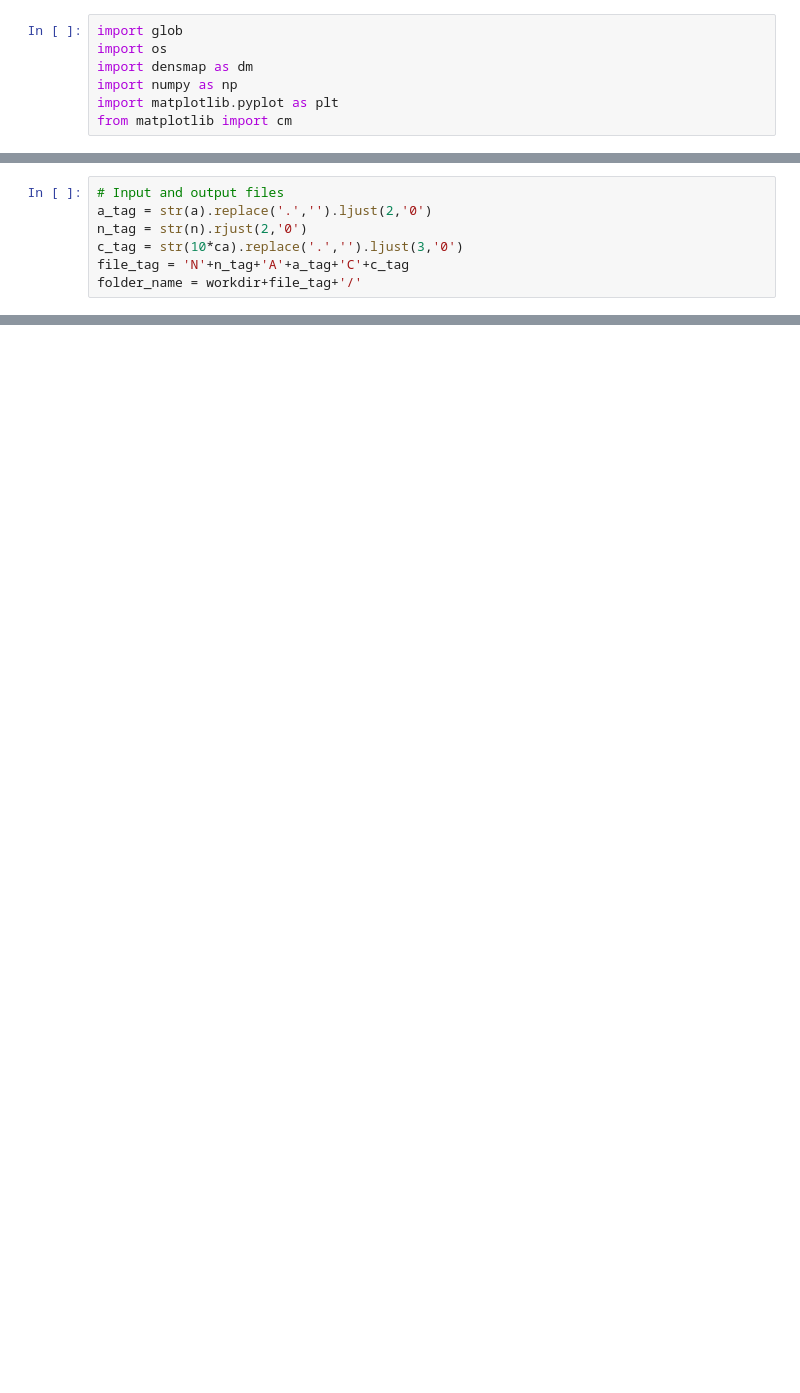
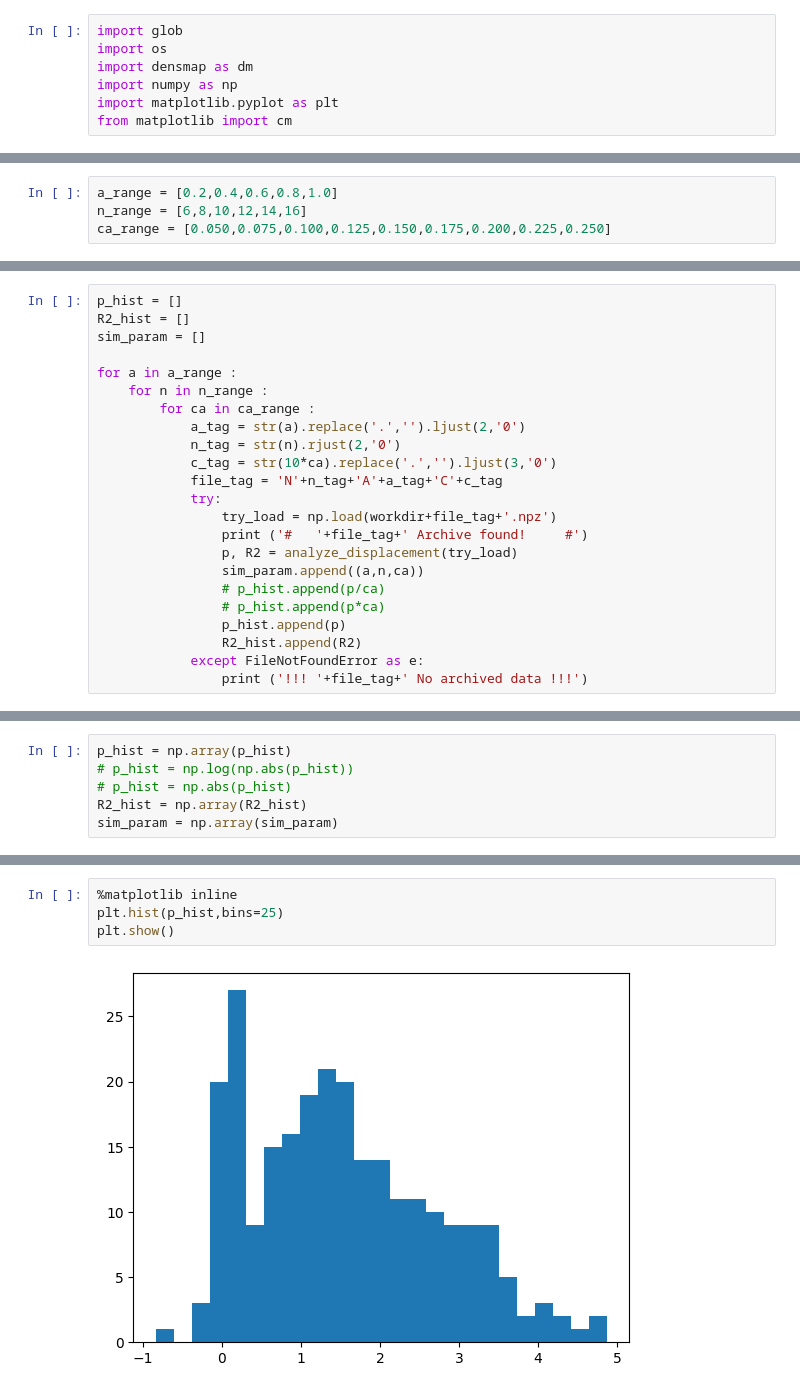
Before and after one commit to MicPellegrino/densmap, a Jupyter notebook: analyze-rough-meniscus.ipynb, the cells around one changed output, grey strips where cells are left out. Saved outputs shown, nothing was run; the diff lists cells and outputs as text; blank space fills up the shorter version.

```diff
--- a/analyze-rough-meniscus.ipynb
+++ b/analyze-rough-meniscus.ipynb
@@ -15,0 +14,4 @@ file_root = 'flow_'
+# %%
+a_range = [0.2,0.4,0.6,0.8,1.0]
+n_range = [6,8,10,12,14,16]
+ca_range = [0.050,0.075,0.100,0.125,0.150,0.175,0.200,0.225,0.250]
@@ -16,7 +94,23 @@ file_root = 'flow_'
 # %%
-# Input and output files
-a_tag = str(a).replace('.','').ljust(2,'0')
-n_tag = str(n).rjust(2,'0')
-c_tag = str(10*ca).replace('.','').ljust(3,'0')
-file_tag = 'N'+n_tag+'A'+a_tag+'C'+c_tag
-folder_name = workdir+file_tag+'/'
+p_hist = []
+R2_hist = []
+sim_param = []
+
+for a in a_range :
+    for n in n_range :
+        for ca in ca_range :
+            a_tag = str(a).replace('.','').ljust(2,'0')
+            n_tag = str(n).rjust(2,'0')
+            c_tag = str(10*ca).replace('.','').ljust(3,'0')
+            file_tag = 'N'+n_tag+'A'+a_tag+'C'+c_tag
+            try:
+                try_load = np.load(workdir+file_tag+'.npz')
+                print ('#   '+file_tag+' Archive found!     #')
+                p, R2 = analyze_displacement(try_load)
+                sim_param.append((a,n,ca))
+                # p_hist.append(p/ca)
+                # p_hist.append(p*ca)
+                p_hist.append(p)
+                R2_hist.append(R2)
+            except FileNotFoundError as e:
+                print ('!!! '+file_tag+' No archived data !!!')
@@ -121,0 +135,6 @@ plt.plot(t,rcl,'r-')
+# %%
+p_hist = np.array(p_hist)
+# p_hist = np.log(np.abs(p_hist))
+# p_hist = np.abs(p_hist)
+R2_hist = np.array(R2_hist)
+sim_param = np.array(sim_param)
@@ -121,0 +143,6 @@ plt.plot(t,rcl,'r-')
+# %%
+%matplotlib inline
+plt.hist(p_hist,bins=25)
+plt.show()
+# %% [output]
+[figure, added]
```
Also changed, not shown: parts of 26 cells of this notebook, 2 other files.
